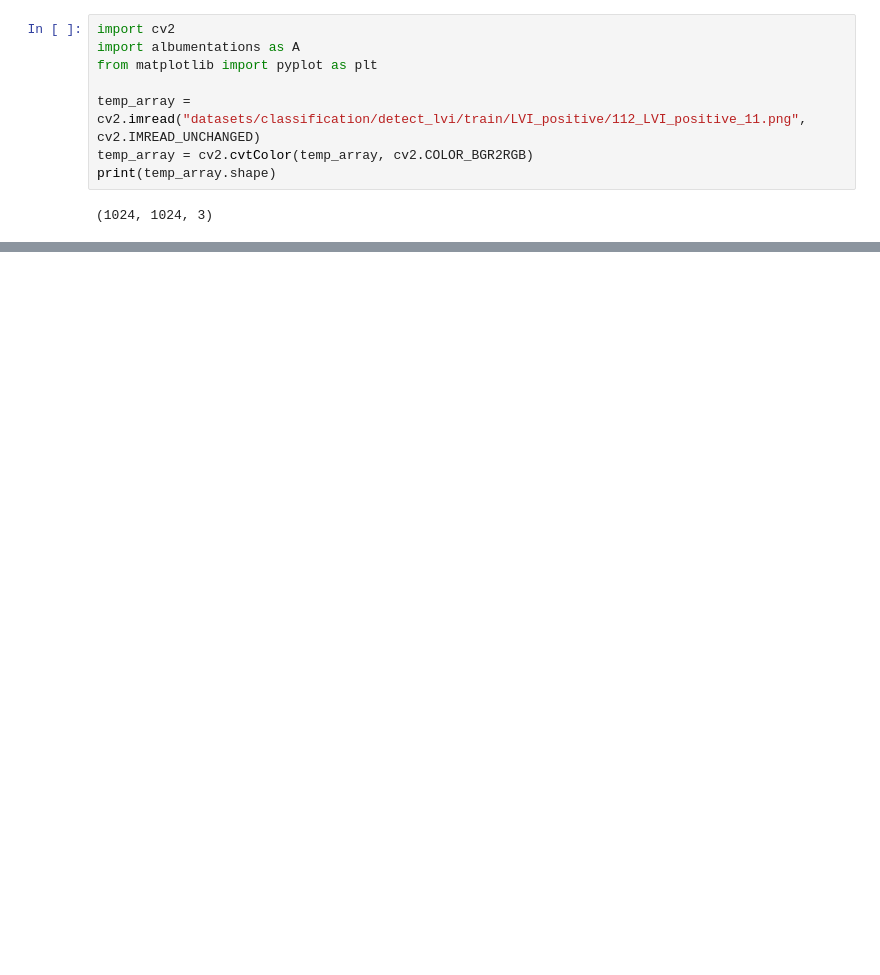
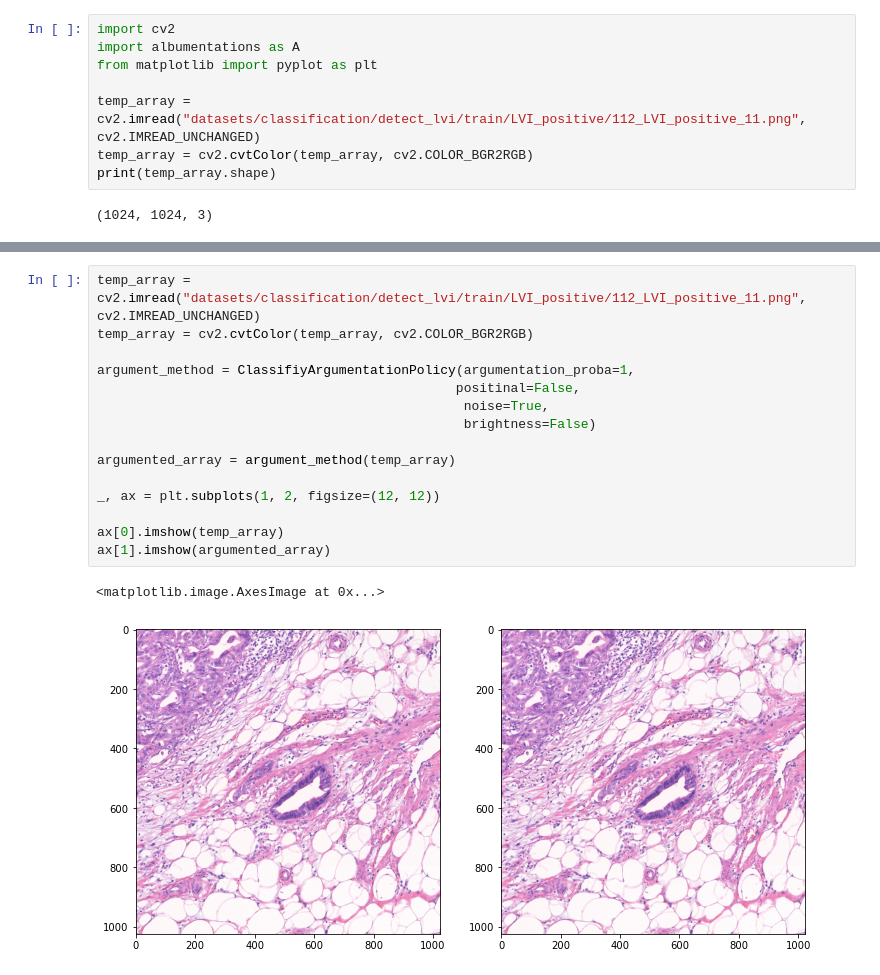
Before and after one commit to tobeor3009/CNN_total, a Jupyter notebook: check_argumentations.ipynb, the cells around one changed output, grey strips where cells are left out. Drawn from its saved outputs; the diff is of its cells as text; blank space fills up the shorter version.

```diff
--- a/check_argumentations.ipynb
+++ b/check_argumentations.ipynb
@@ -47,0 +63,18 @@ False
+# %%
+temp_array = cv2.imread("datasets/classification/detect_lvi/train/LVI_positive/112_LVI_positive_11.png", cv2.IMREAD_UNCHANGED)
+temp_array = cv2.cvtColor(temp_array, cv2.COLOR_BGR2RGB)
+
+argument_method = ClassifiyArgumentationPolicy(argumentation_proba=1,
+                                              positinal=False,
+                                               noise=True,
+                                               brightness=False)
+
+argumented_array = argument_method(temp_array)
+
+_, ax = plt.subplots(1, 2, figsize=(12, 12))
+
+ax[0].imshow(temp_array)
+ax[1].imshow(argumented_array)
+# %% [output]
+<matplotlib.image.AxesImage at 0x...>
+[figure, added]
```
Also changed, not shown: parts of 8 cells of this notebook, 15 other files.
